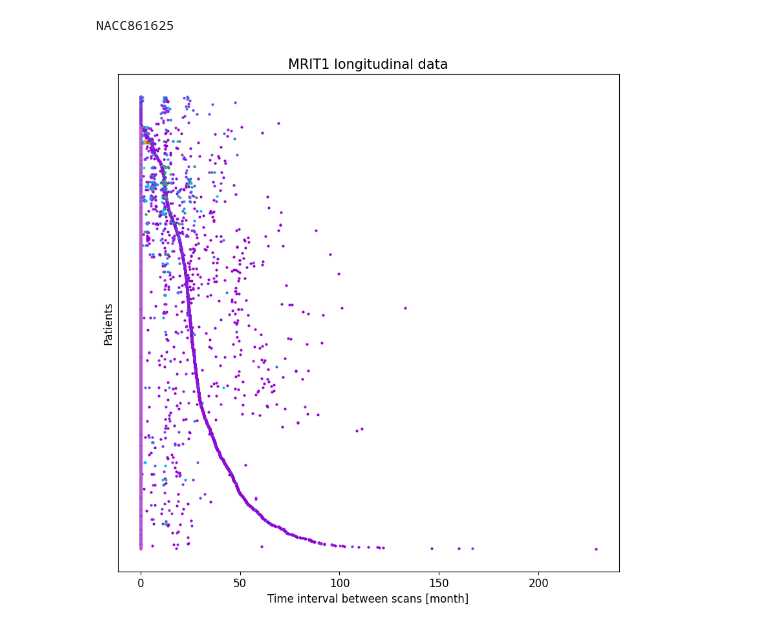
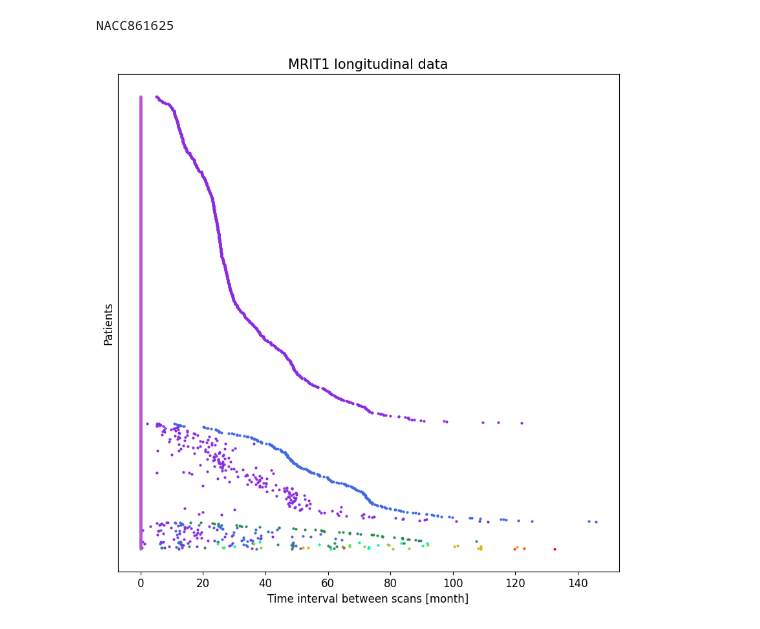
Before and after one commit to Crtox/asymmetryAD, a Jupyter notebook: code/mri_data_analyze.ipynb, the cells around one changed output. Drawn from its saved outputs; the diff is of its cells as text; code cells hidden in the pictures.

```diff
--- a/code/mri_data_analyze.ipynb
+++ b/code/mri_data_analyze.ipynb
@@ -160,7 +156,7 @@ I want to visualize how many MRIT1 scans each patient has and what the time gap
 loadPath = '../data/'
 
 # Load the CSV file
-df = pd.read_csv(loadPath + 'MRIT1_longitudinal.csv')
+df = pd.read_csv(loadPath + 'MRIT1_UDS_matched_final.csv')
 # %%
 patients = df['NACCID'].unique()
 
@@ -171,13 +167,13 @@ I over complicated when writing this code. What it does is creates an array that
 from dateutil import parser
 
 differences = []
-sum = 0                                                     # sum to store indexing of the patients (borders for what dates to read)
+sum = 0                                                      # sum to store indexing of the patients (borders for what dates to read)
 
-for i in range(0, len(patients)):                               # one subarray for each unique NACCID (patient)
+for i in range(0, len(patients)):                            # one subarray for each unique NACCID (patient)
 
-    naccid = df['NACCID'].unique()[i]                           # unique patients
+    naccid = df['NACCID'].unique()[i]                        # unique patients
 
-    num = naccid_counts.loc['{}'.format(naccid)]                # number of MRIT1 scans
+    num = naccid_counts.loc['{}'.format(naccid)]             # number of MRIT1 scans
 
 
     months = np.array(df['MRIMO'][sum : sum + num])
@@ -185,7 +181,7 @@ for i in range(0, len(patients)):                               # one subarray f
     years = np.array(df['MRIYR'][sum : sum + num])
 
 
-    diffs = [0]
+    diffs = []
 
 
     date1 = np.zeros(num, dtype=object)
@@ -198,9 +194,9 @@ for i in range(0, len(patients)):                               # one subarray f
         date1[k] = parser.parse(date1[k])
 
 
-    for l in range(0, len(date1)-1, 1):
+    for l in range(0, len(date1), 1):
 
-        d = np.abs(date1[l+1] - date1[l])
+        d = np.abs(date1[l] - date1[0])
 
 
         diffs.append(d.days)
@@ -255,7 +251,7 @@ NACC869232
 # %% [markdown]
 Sorting the dictionary by lenghts of value array and also by last element in value array.
 # %%
-sorted_items = sorted(dic_unsorted.items(), key=lambda x: (x[1][-1]))          #, len(x[1])
+sorted_items = sorted(dic_unsorted.items(), key=lambda x: (len(x[1]), x[1][-1]))          #, len(x[1])
 
 # Rebuilding the dictionary manually
 dic_sorted = {k: v for k, v in sorted_items}
@@ -310,7 +291,8 @@ plt.rc('ytick', labelsize=12)
 import matplotlib.colors as mcolors
 barve = mcolors.CSS4_COLORS
 
-barve_array = ['mediumorchid', 'darkviolet', 'blueviolet', 'royalblue', 'dodgerblue', 'deepskyblue', 'mediumseagreen', 'seagreen', 'mediumspringgreen', 'yellowgreen', 'gold', 'orange', 'orangered', 'red']
+#barve_array = ['mediumorchid', 'darkviolet', 'blueviolet', 'royalblue', 'dodgerblue', 'deepskyblue', 'mediumseagreen', 'seagreen', 'mediumspringgreen', 'yellowgreen', 'gold', 'orange', 'orangered', 'red']
+barve_array = ['mediumorchid', 'blueviolet', 'royalblue', 'seagreen', 'mediumspringgreen', 'yellowgreen', 'orange', 'orangered', 'red']
 # %% [markdown]
 Data to plot on the x axis.
 # %%
@@ -334,20 +316,20 @@ print(key_for_value)
 # %% [output]
 NACC861625
 # %%
-# plt.figure(figsize=(10, 10))
+plt.figure(figsize=(10, 10))
 
-# for i in range(0, len(y)):
+for i in range(0, len(y)):
 
-#     for j in range(0, len(y[i])):
+    for j in range(0, len(y[i])):
 
-#         plt.scatter(x_data[i][j], y[i][j], color=barve[barve_array[j]], s=4)
+        plt.scatter(x_data[i][j], y[i][j], color=barve[barve_array[j]], s=4)
 
-# plt.title('MRIT1 longitudinal data', fontsize=15)
-# plt.xlabel('Time interval between scans [month]', fontsize=12)
-# plt.ylabel('Patients', fontsize=12)
-# plt.yticks([])
+plt.title('MRIT1 longitudinal data', fontsize=15)
+plt.xlabel('Time interval between scans [month]', fontsize=12)
+plt.ylabel('Patients', fontsize=12)
+plt.yticks([])
 
-# plt.savefig(savePath + 'MRIT1_long_data_interval.png')
-# plt.show()
+#plt.savefig(savePath + 'MRIT1_long_data_interval_matcched_final.png')
+plt.show()
 # %% [output]
-[figure, old version]
+[figure, new version]
```
Also changed, not shown: parts of 13 cells of this notebook, 7 other files.
